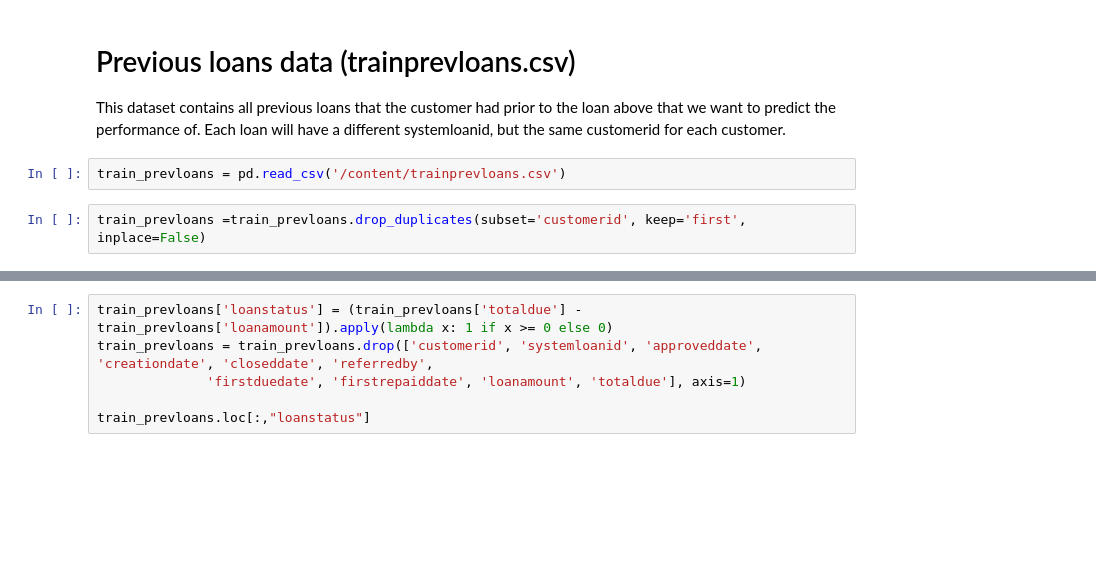
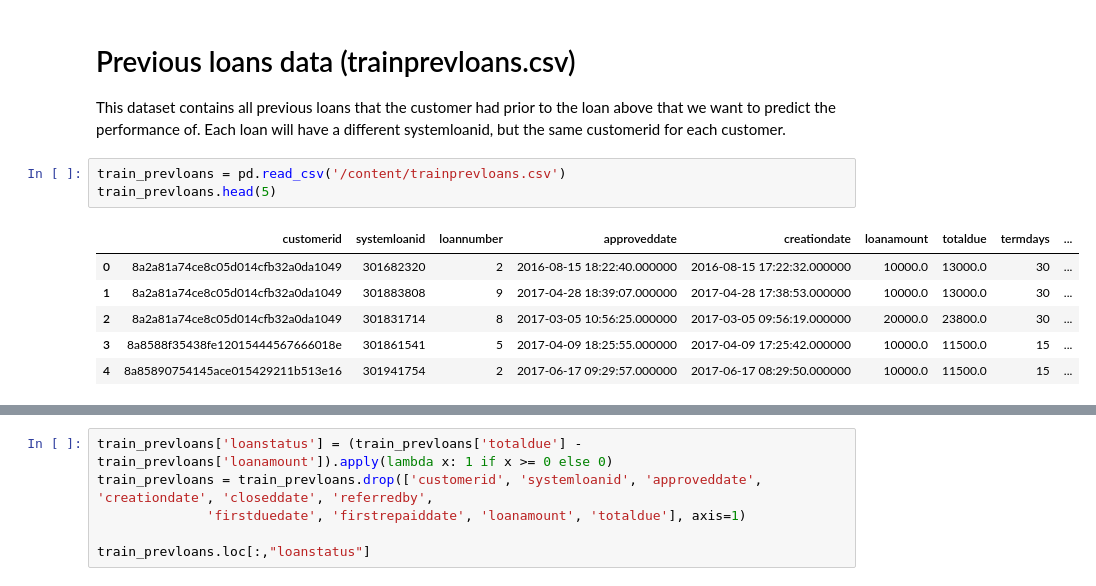
Before and after one commit to Refactory-Capstone-Project/Loan-default-prediction-challenge-, a Jupyter notebook: LoanPredictionSubmission.ipynb, the cells around one changed output, grey strips where cells are left out. Saved outputs shown, nothing was run; the diff lists cells and outputs as text; blank space fills up the shorter version.

```diff
--- a/LoanPredictionSubmission.ipynb
+++ b/LoanPredictionSubmission.ipynb
@@ -314,8 +339,14 @@ dtype: object
 This dataset contains all previous loans that the customer had prior to the loan above that we want to predict the performance of. Each loan will have a different systemloanid, but the same customerid for each customer.
 # %%
 train_prevloans = pd.read_csv('/content/trainprevloans.csv')
+train_prevloans.head(5)
+# %% [output]
+|  | customerid | systemloanid | loannumber | approveddate | creationdate | loanamount | totaldue | termdays | ... |
+| 0 | 8a2a81a74ce8c05d014cfb32a0da1049 | 301682320 | 2 | 2016-08-15 18:22:40.000000 | 2016-08-15 17:22:32.000000 | 10000.0 | 13000.0 | 30 | ... |
+| 1 | 8a2a81a74ce8c05d014cfb32a0da1049 | 301883808 | 9 | 2017-04-28 18:39:07.000000 | 2017-04-28 17:38:53.000000 | 10000.0 | 13000.0 | 30 | ... |
+| 2 | 8a2a81a74ce8c05d014cfb32a0da1049 | 301831714 | 8 | 2017-03-05 10:56:25.000000 | 2017-03-05 09:56:19.000000 | 20000.0 | 23800.0 | 30 | ... |
+| 3 | 8a8588f35438fe12015444567666018e | 301861541 | 5 | 2017-04-09 18:25:55.000000 | 2017-04-09 17:25:42.000000 | 10000.0 | 11500.0 | 15 | ... |
+| 4 | 8a85890754145ace015429211b513e16 | 301941754 | 2 | 2017-06-17 09:29:57.000000 | 2017-06-17 08:29:50.000000 | 10000.0 | 11500.0 | 15 | ... |
-# %%
-train_prevloans =train_prevloans.drop_duplicates(subset='customerid', keep='first', inplace=False)
 # %%
 train_prevloans.info()
 # %% [output]
```
Also changed, not shown: parts of 19 cells of this notebook.
